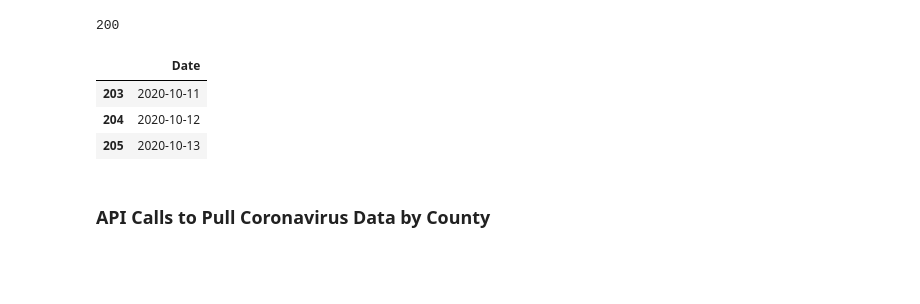
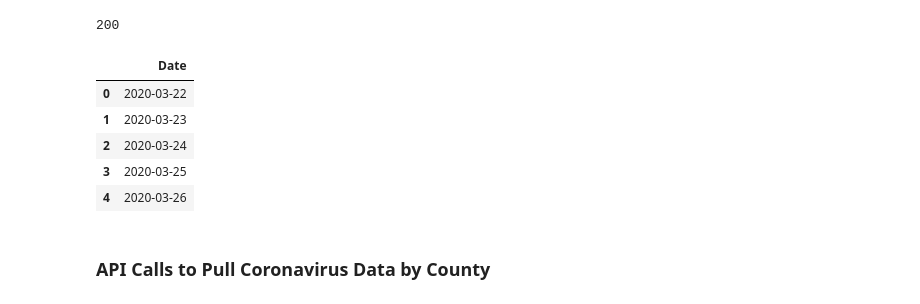
Before and after one commit to jbski/Covid19, a Jupyter notebook: Covid_19.ipynb, the cells around one changed output. Cells and saved outputs as stored; diff of their text form; code cells hidden in the pictures; blank space fills up the shorter version.

```diff
--- a/Covid_19.ipynb
+++ b/Covid_19.ipynb
@@ -34,14 +34,16 @@ us_counties_df = us_counties_df[mask1 | mask2]
 # %%
 date_df = pd.read_csv(date_path)
 # %%
-mask1 = date_df['Date']>'2020-10-10'
-date_df=date_df[mask1]
-date_df
+# mask1 = date_df['Date']>'2020-10-10'
+# date_df=date_df[mask1]
+date_df.head()
 # %% [output]
 |  | Date |
-| 203 | 2020-10-11 |
-| 204 | 2020-10-12 |
-| 205 | 2020-10-13 |
+| 0 | 2020-03-22 |
+| 1 | 2020-03-23 |
+| 2 | 2020-03-24 |
+| 3 | 2020-03-25 |
+| 4 | 2020-03-26 |
 # %% [markdown]
 ### API Calls to Pull Coronavirus Data by County
 # %%
```
Also changed, not shown: parts of 13 cells of this notebook, 1 other file.
